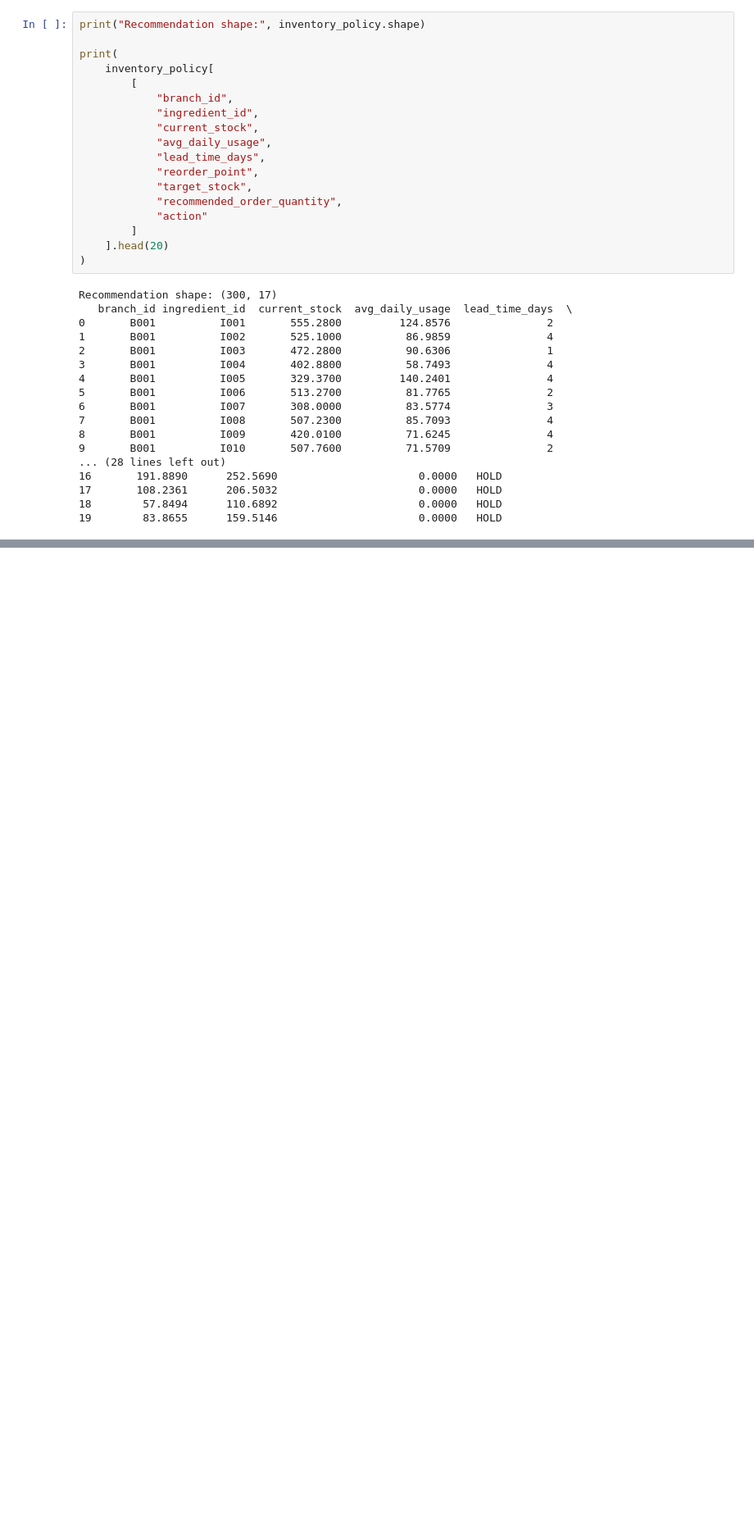
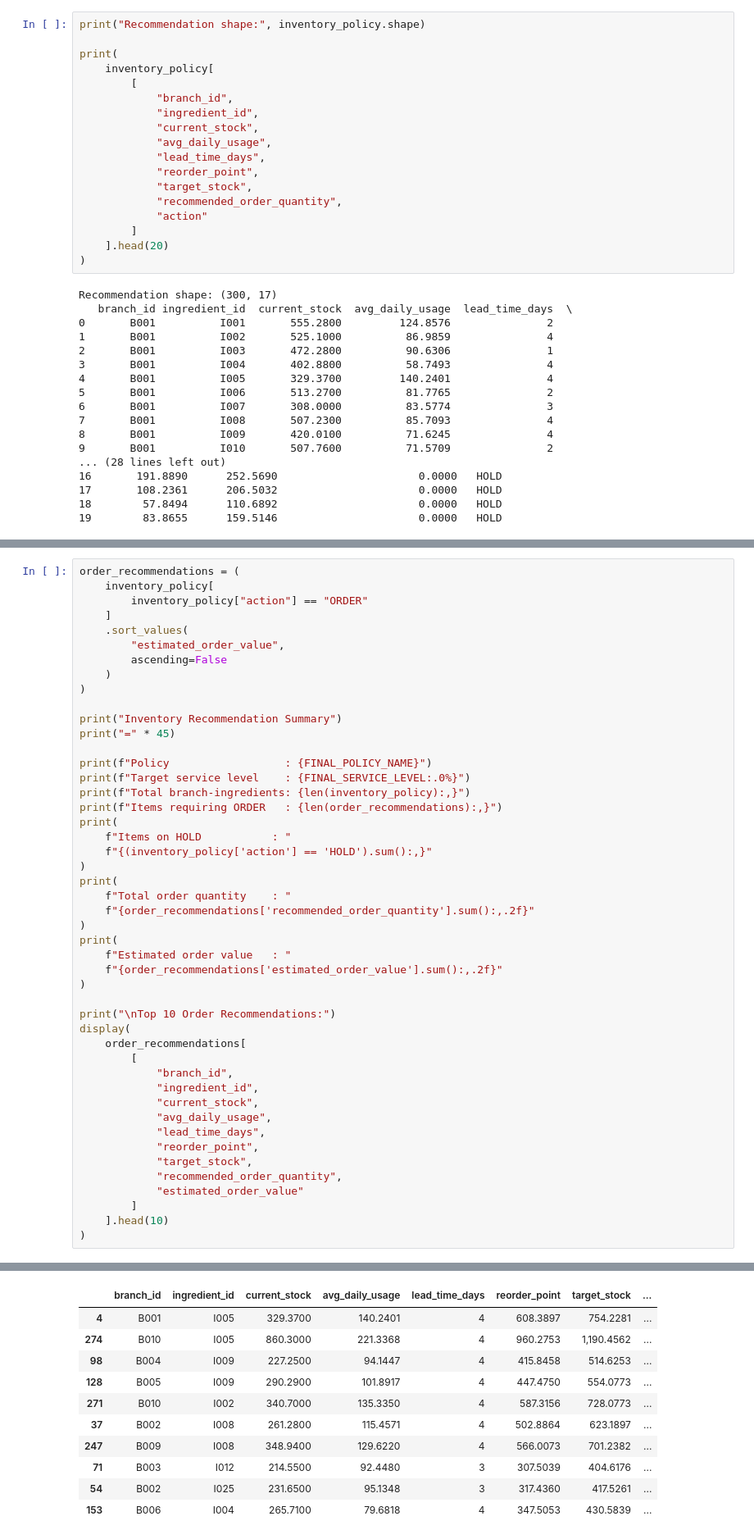
Before and after one commit to 4gnim/fnb-intelligence, a Jupyter notebook: notebooks/03_inventory_optimization.ipynb, the cells around one changed output, grey strips where cells are left out. Shown at 82% size. Drawn from its saved outputs; the diff is of its cells as text; blank space fills up the shorter version.

```diff
--- a/notebooks/03_inventory_optimization.ipynb
+++ b/notebooks/03_inventory_optimization.ipynb
@@ -2440,0 +2740,48 @@ Recommendation shape: (300, 17)
+# %%
+order_recommendations = (
+    inventory_policy[
+        inventory_policy["action"] == "ORDER"
+    ]
+    .sort_values(
+        "estimated_order_value",
+        ascending=False
+    )
+)
+
+print("Inventory Recommendation Summary")
+print("=" * 45)
+
+print(f"Policy                  : {FINAL_POLICY_NAME}")
+print(f"Target service level    : {FINAL_SERVICE_LEVEL:.0%}")
+print(f"Total branch-ingredients: {len(inventory_policy):,}")
+print(f"Items requiring ORDER   : {len(order_recommendations):,}")
+print(
+    f"Items on HOLD           : "
+    f"{(inventory_policy['action'] == 'HOLD').sum():,}"
+)
+print(
+    f"Total order quantity    : "
+    f"{order_recommendations['recommended_order_quantity'].sum():,.2f}"
+)
+print(
+    f"Estimated order value   : "
+    f"{order_recommendations['estimated_order_value'].sum():,.2f}"
+)
+
+print("\nTop 10 Order Recommendations:")
+display(
+    order_recommendations[
+        [
+            "branch_id",
+            "ingredient_id",
+            "current_stock",
+            "avg_daily_usage",
+            "lead_time_days",
+            "reorder_point",
+            "target_stock",
+            "recommended_order_quantity",
+            "estimated_order_value"
+        ]
+    ].head(10)
+)
+# %% [output]
@@ -2440,0 +2799,11 @@ Recommendation shape: (300, 17)
+|  | branch_id | ingredient_id | current_stock | avg_daily_usage | lead_time_days | reorder_point | target_stock | ... |
+| 4 | B001 | I005 | 329.3700 | 140.2401 | 4 | 608.3897 | 754.2281 | ... |
+| 274 | B010 | I005 | 860.3000 | 221.3368 | 4 | 960.2753 | 1,190.4562 | ... |
+| 98 | B004 | I009 | 227.2500 | 94.1447 | 4 | 415.8458 | 514.6253 | ... |
+| 128 | B005 | I009 | 290.2900 | 101.8917 | 4 | 447.4750 | 554.0773 | ... |
+| 271 | B010 | I002 | 340.7000 | 135.3350 | 4 | 587.3156 | 728.0773 | ... |
+| 37 | B002 | I008 | 261.2800 | 115.4571 | 4 | 502.8864 | 623.1897 | ... |
+| 247 | B009 | I008 | 348.9400 | 129.6220 | 4 | 566.0073 | 701.2382 | ... |
+| 71 | B003 | I012 | 214.5500 | 92.4480 | 3 | 307.5039 | 404.6176 | ... |
+| 54 | B002 | I025 | 231.6500 | 95.1348 | 3 | 317.4360 | 417.5261 | ... |
+| 153 | B006 | I004 | 265.7100 | 79.6818 | 4 | 347.5053 | 430.5839 | ... |
```
Also changed, not shown: parts of 8 cells of this notebook, 25 other files.
